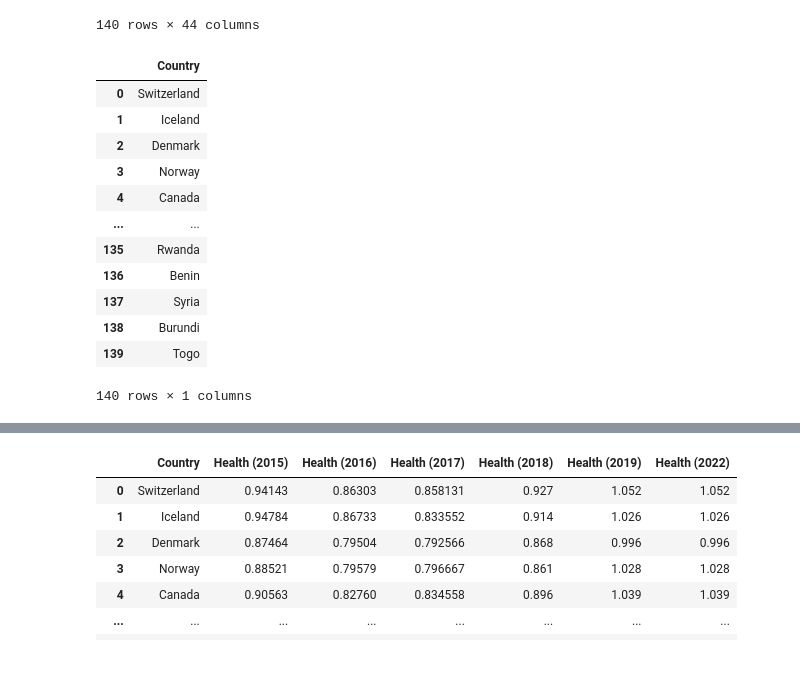
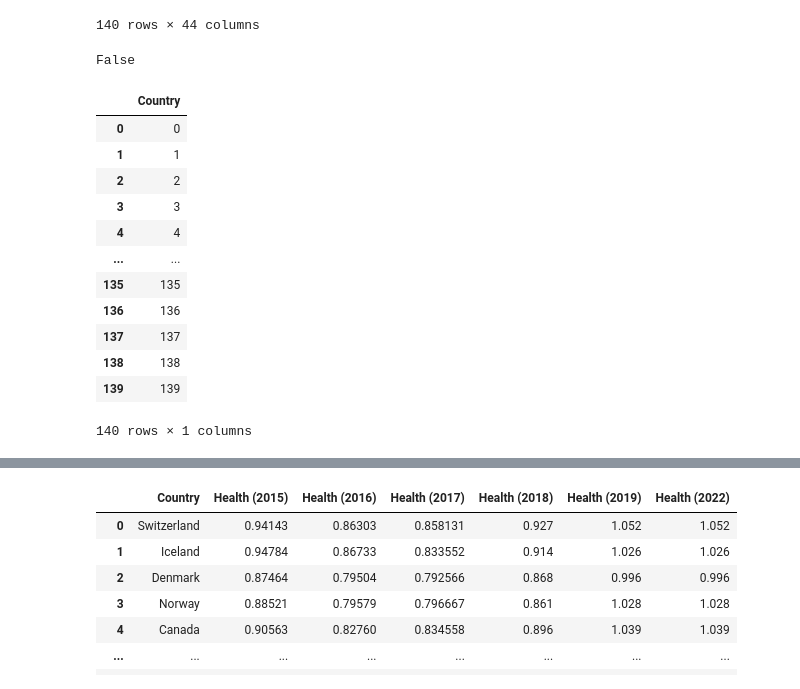
Before and after one commit to tvaughn905/Project-1, a Jupyter notebook: LongLife.ipynb, the cells around one changed output, grey strips where cells are left out. Drawn from its saved outputs; the diff is of its cells as text; code cells hidden in the pictures.

```diff
--- a/LongLife.ipynb
+++ b/LongLife.ipynb
@@ -20,7 +20,7 @@ categories = ['Happiness Score', 'Family', 'Health', 'Freedom', 'Perceptions of
 ## assumption - complete happiness is an overall score of 10 with 1/5 or 2 points being the ideal for each category
 # %%
 # Load csv files containing the data from the Happiness Surveys for the years 2015 through 2019 and 2022
-clean_data_df = pd.read_csv('Output_data/merged_df.csv')
+clean_data_df = pd.read_csv('Output_data/Happiness_df.csv')
 
 clean_data_df
 # %% [output]
@@ -37,26 +37,31 @@ clean_data_df
 | 138 | 138 | Burundi | 157.0 | 2.905 | 0.41587 | 0.22396 | 0.11850 | ... |
 | 139 | 139 | Togo | 158.0 | 2.839 | 0.13995 | 0.28443 | 0.36453 | ... |
 140 rows × 44 columns
+# %%
+# confirm lack of NaN values
+clean_data_df.isnull().values.any()
+# %% [output]
+False
 # %%
 # Select country for column, append data later
-country_data_df = pd.DataFrame(clean_data_df[['Country.1']])
+country_data_df = pd.DataFrame(clean_data_df[['Country']])
 
 # rename the country column to make it easy on the eyes
-country_data_df = country_data_df.rename(columns={'Country.1':'Country'})
+#country_data_df = country_data_df.rename(columns={'Country.1':'Country'})
 country_data_df
 # %% [output]
 |  | Country |
-| 0 | Switzerland |
-| 1 | Iceland |
-| 2 | Denmark |
-| 3 | Norway |
-| 4 | Canada |
+| 0 | 0 |
+| 1 | 1 |
+| 2 | 2 |
+| 3 | 3 |
+| 4 | 4 |
 | ... | ... |
-| 135 | Rwanda |
-| 136 | Benin |
-| 137 | Syria |
-| 138 | Burundi |
-| 139 | Togo |
+| 135 | 135 |
+| 136 | 136 |
+| 137 | 137 |
+| 138 | 138 |
+| 139 | 139 |
 140 rows × 1 columns
 # %%
 # Select country and corresponsing Health columns for the years
```
Also changed, not shown: parts of 5 cells of this notebook.
